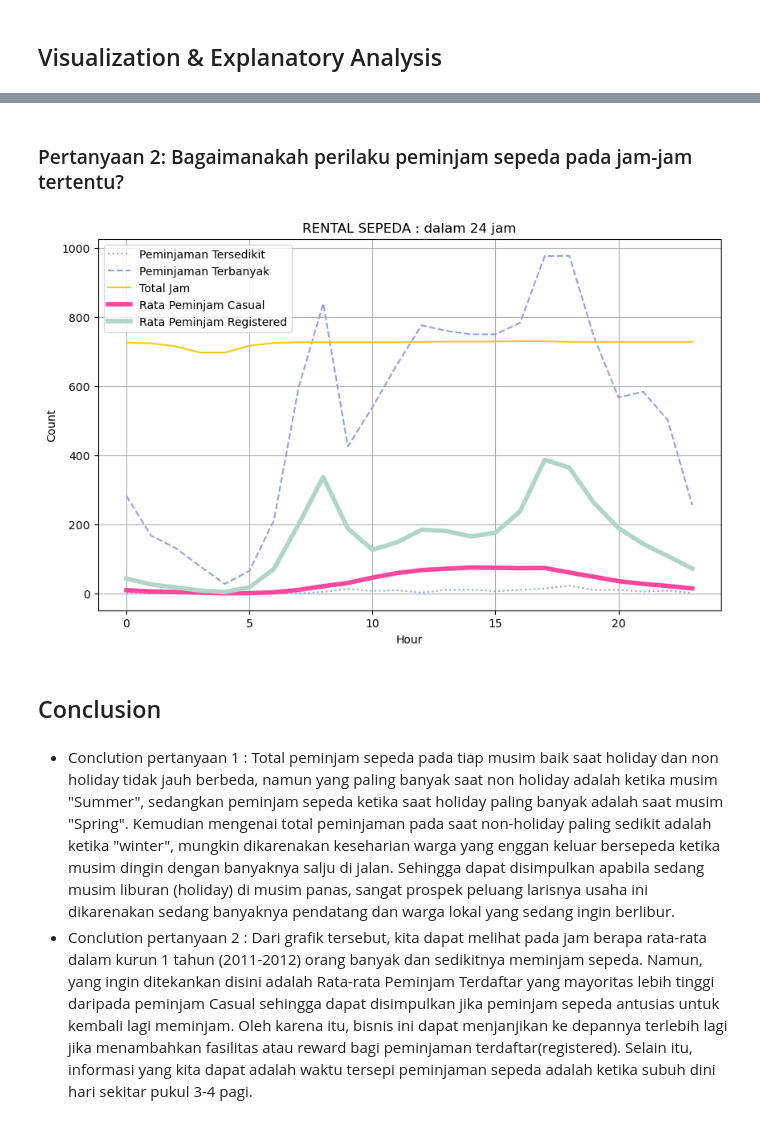
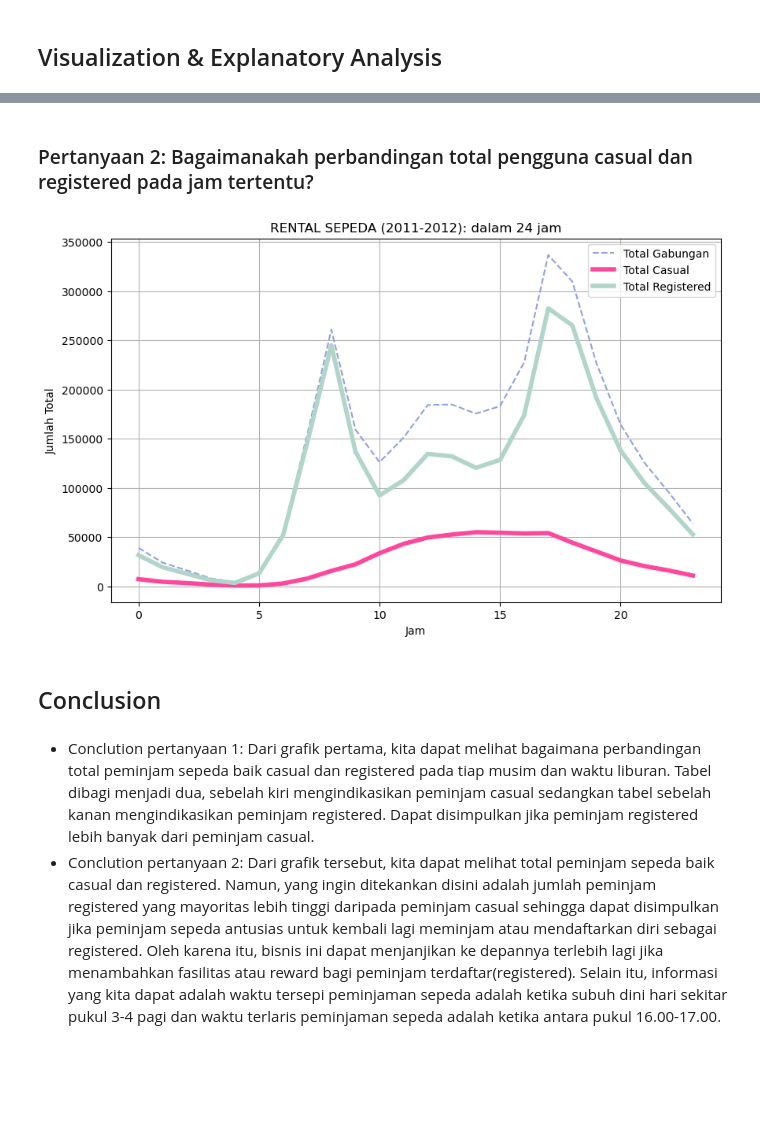
Before and after one commit to azzameong/AnalisisDataDicoding, a Jupyter notebook: Proyek_Analisis_Data.ipynb, the cells around one changed output, grey strips where cells are left out. Cells and saved outputs as stored; diff of their text form; code cells hidden in the pictures; blank space fills up the shorter version.

```diff
--- a/Proyek_Analisis_Data.ipynb
+++ b/Proyek_Analisis_Data.ipynb
@@ -20,7 +20,7 @@ import seaborn as sns
 # %% [markdown]
 ### Gathering Data
 # %%
-dayBike = pd.read_csv("https://raw.githubusercontent.com/azzameong/AnalisisDataDicoding/main/Bike-sharing-dataset/day.csv")
+dayBike = pd.read_csv("day.csv")
 dayBike.head()
 # %% [output]
 |  | instant | dteday | season | yr | mnth | holiday | weekday | workingday | weathersit | temp | ... |
@@ -30,7 +30,7 @@ dayBike.head()
 | 3 | 4 | 2011-01-04 | 1 | 0 | 1 | 0 | 2 | 1 | 1 | 0.200000 | ... |
 | 4 | 5 | 2011-01-05 | 1 | 0 | 1 | 0 | 3 | 1 | 1 | 0.226957 | ... |
 # %%
-hourBike = pd.read_csv("https://raw.githubusercontent.com/azzameong/AnalisisDataDicoding/main/Bike-sharing-dataset/hour.csv")
+hourBike = pd.read_csv("hour.csv")
 hourBike.head()
 # %% [output]
 |  | instant | dteday | season | yr | mnth | hr | holiday | weekday | workingday | weathersit | ... |
@@ -157,5 +139,2 @@ hourBike.describe()
 # %% [markdown]
 ### Cleaning Data
-# %%
-dayBike.drop_duplicates(inplace=True)
-print("Jumlah duplikasi: ", dayBike.duplicated().sum())
@@ -189,3 +174,0 @@ memory usage: 97.1 KB
-# %%
-hourBike.drop_duplicates(inplace=True)
-print("Jumlah duplikasi: "), hourBike.duplicated().sum()
@@ -377,43 +336,35 @@ plt.show()
 # %% [markdown]
-### Pertanyaan 2: Bagaimanakah perilaku peminjam sepeda pada jam-jam tertentu?
+### Pertanyaan 2: Bagaimanakah perbandingan total pengguna casual dan registered pada jam tertentu?
 # %%
-behavior = hourBike.groupby(by=["hr"]).agg({
-    "cnt": ["min", "max", "count"],
-    "casual": "mean",
-    "registered": "mean"
+hourBehavior = hourBike.groupby(by=["hr"]).agg({
+    "cnt": ["min", "max", "count", "sum"],
+    "casual": "sum",
+    "registered": "sum"
 }).reset_index()
 
-hours = behavior['hr']
-cnt_min = behavior['cnt']['min']
-cnt_max = behavior['cnt']['max']
-cnt_count = behavior['cnt']['count']
-casual_mean = behavior['casual']['mean']
-registered_mean = behavior['registered']['mean']
+hours = hourBehavior['hr']
+cntSum= hourBehavior['cnt']['sum']
+casualSum = hourBehavior['casual']['sum']
+registeredSum = hourBehavior['registered']['sum']
 
 plt.figure(figsize=(10, 6))
-plt.plot(hours, cnt_min, label='Peminjaman Tersedikit', color='#92a1e0',linestyle=':')
-plt.plot(hours, cnt_max, label='Peminjaman Terbanyak', color='#92a1e0',linestyle='--')
-plt.plot(hours, cnt_count, label='Total Jam', color='#f4c917')
-plt.plot(hours, casual_mean, label='Rata Peminjam Casual',color='#FF489D', linewidth=4)
-plt.plot(hours, registered_mean, label='Rata Peminjam Registered', color='#b1d5c8', linewidth=4)
+plt.plot(hours, cntSum, label='Total Gabungan', color='#92a1e0',linestyle='--')
+plt.plot(hours, casualSum, label='Total Casual',color='#FF489D', linewidth=4)
+plt.plot(hours, registeredSum, label='Total Registered', color='#b1d5c8', linewidth=4)
 
-plt.title('RENTAL SEPEDA : dalam 24 jam')
-plt.xlabel('Hour')
-plt.ylabel('Count')
+plt.title('RENTAL SEPEDA (2011-2012): dalam 24 jam')
+plt.xlabel('Jam')
+plt.ylabel('Jumlah Total')
 plt.legend()
 
 plt.grid(True)
 plt.show()
 # %% [output]
-[figure, old version]
+[figure, new version]
 # %% [markdown]
 ## Conclusion
 # %% [markdown]
-- Conclution pertanyaan 1 :
-Total peminjam sepeda pada tiap musim baik saat holiday dan non holiday tidak jauh berbeda, namun yang paling banyak saat non holiday adalah ketika musim "Summer", sedangkan peminjam sepeda ketika saat holiday paling banyak adalah saat musim "Spring".
-Kemudian mengenai total peminjaman pada saat non-holiday paling sedikit adalah ketika "winter", mungkin dikarenakan keseharian warga yang enggan keluar bersepeda ketika musim dingin dengan banyaknya salju di jalan.
-Sehingga dapat disimpulkan apabila sedang musim liburan (holiday) di musim panas, sangat prospek peluang larisnya usaha ini dikarenakan sedang banyaknya pendatang dan warga lokal yang sedang ingin berlibur.
-- Conclution pertanyaan 2 :
-Dari grafik tersebut, kita dapat melihat pada jam berapa rata-rata dalam kurun 1 tahun (2011-2012) orang banyak dan sedikitnya meminjam sepeda.
-Namun, yang ingin ditekankan disini adalah Rata-rata Peminjam Terdaftar yang mayoritas lebih tinggi daripada peminjam Casual sehingga dapat disimpulkan jika peminjam sepeda antusias untuk kembali lagi meminjam. Oleh karena itu, bisnis ini dapat menjanjikan ke depannya terlebih lagi jika menambahkan fasilitas atau reward bagi peminjaman terdaftar(registered).
-Selain itu, informasi yang kita dapat adalah waktu tersepi peminjaman sepeda adalah ketika subuh dini hari sekitar pukul 3-4 pagi.
+- Conclution pertanyaan 1: Dari grafik pertama, kita dapat melihat bagaimana perbandingan total peminjam sepeda baik casual dan registered pada tiap musim dan waktu liburan. Tabel dibagi menjadi dua, sebelah kiri mengindikasikan peminjam casual sedangkan tabel sebelah kanan mengindikasikan peminjam registered. Dapat disimpulkan jika peminjam registered lebih banyak dari peminjam casual.
+- Conclution pertanyaan 2: Dari grafik tersebut, kita dapat melihat total peminjam sepeda baik casual dan registered.
+Namun, yang ingin ditekankan disini adalah jumlah peminjam registered yang mayoritas lebih tinggi daripada peminjam casual sehingga dapat disimpulkan jika peminjam sepeda antusias untuk kembali lagi meminjam atau mendaftarkan diri sebagai registered. Oleh karena itu, bisnis ini dapat menjanjikan ke depannya terlebih lagi jika menambahkan fasilitas atau reward bagi peminjam terdaftar(registered).
+Selain itu, informasi yang kita dapat adalah waktu tersepi peminjaman sepeda adalah ketika subuh dini hari sekitar pukul 3-4 pagi dan waktu terlaris peminjaman sepeda adalah ketika antara pukul 16.00-17.00.
```
Also changed, not shown: parts of 33 cells of this notebook.
